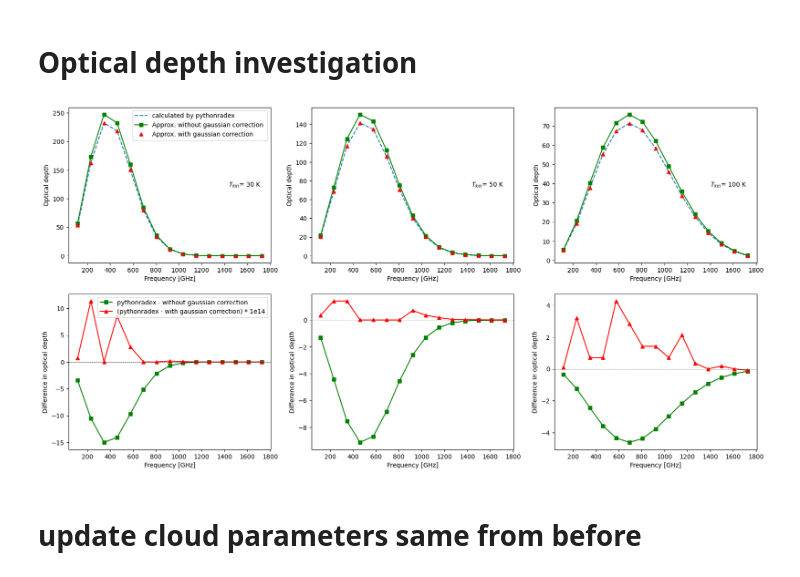
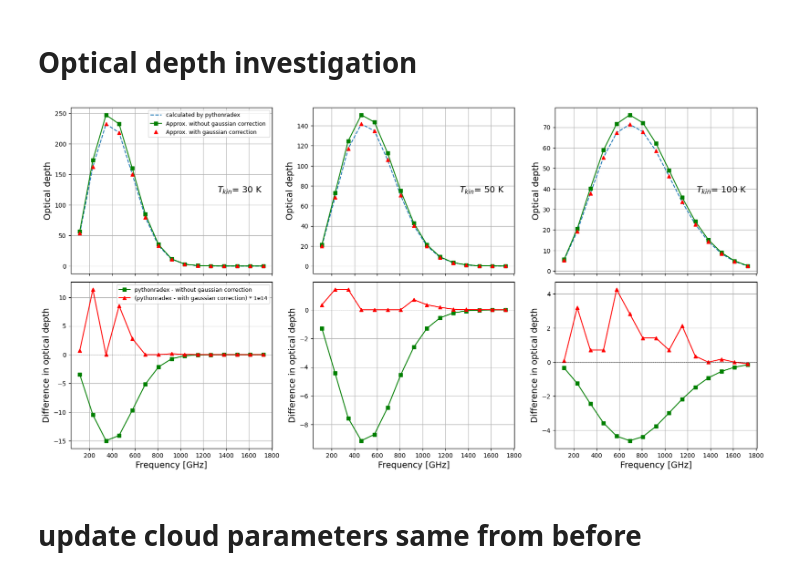
Before and after one commit to aleksej-rodano/phas0052_project, a Jupyter notebook: pythonradex_clean.ipynb, the cells around one changed output. Cells and saved outputs as stored; diff of their text form; code cells hidden in the pictures.

Commit message:
modified plots for report

```diff
--- a/pythonradex_clean.ipynb
+++ b/pythonradex_clean.ipynb
@@ -559,45 +559,48 @@ tau_results = []
 for Tkin in Tkin_values:
     tau_results.append(calculate_optical_depth(Tkin, N_co_cm))
 
-fig, axs = plt.subplots(2, 3, figsize=(20, 10))
-
+fig, axs = plt.subplots(2, 3, figsize=(20, 10), gridspec_kw={"hspace": 0.05})  # Adjust hspace to 0 to make rows touch each other
+plt.tight_layout(pad=3.0)
 
 for i, (Tkin, (tauCo, tau_radex, tau_radex_without_correction)) in enumerate(zip(Tkin_values, tau_results)):
     axs[0, i].plot(nu0_arrayCo / constants.giga, tauCo, "--", label="calculated by pythonradex ")
     axs[0, i].plot(nu0_arrayCo / constants.giga, tau_radex_without_correction, "s-", label="Approx. without gaussian correction ", color="green")
     axs[0, i].plot(nu0_arrayCo / constants.giga, tau_radex, "^", label="Approx. with gaussian correction", color="red")
-    axs[0, i].set_xlabel("Frequency [GHz]")
-    axs[0, i].set_ylabel("Optical depth")
+    axs[0, i].set_ylabel("Optical depth", fontsize=14)
+    axs[0, i].set_xlabel("")
+    axs[0, i].tick_params(labelbottom=False)  # Remove x-axis labels
+    axs[0, i].grid(True)
     if i == 0:
-        axs[0, i].legend()
+        axs[0, i].legend(fontsize=9)
     axs[0, i].text(
         0.95,
         0.5,
         f"$T_{{kin}}$= {Tkin} K",
         transform=axs[0, i].transAxes,
-        fontsize=10,
+        fontsize=14,
         verticalalignment="center",
         horizontalalignment="right",
     )
 
 # plot the difference between the two methods
 for i, (Tkin, (tauCo, tau_radex, tau_radex_without_correction)) in enumerate(zip(Tkin_values, tau_results)):
     axs[1, i].plot(
         nu0_arrayCo / constants.giga, (tauCo - tau_radex_without_correction), "s-", color="g", label="pythonradex - without gaussian correction"
     )
     axs[1, i].plot(
         nu0_arrayCo / constants.giga, (tauCo - tau_radex) * 1e14, "^-", label="(pythonradex - with gaussian correction) * 1e14", color="red"
     )
     axs[1, i].axhline(0, color="black", linestyle="--", linewidth=0.5)  # horizontal line at y=0
-    axs[1, i].set_xlabel("Frequency [GHz]")
-    axs[1, i].set_ylabel("Difference in optical depth")
+    axs[1, i].set_xlabel("Frequency [GHz]", fontsize=14)
+    axs[1, i].set_ylabel("Difference in optical depth", fontsize=14)
+    axs[1, i].grid(True)
     if i == 0:
-        axs[1, i].legend()
+        axs[1, i].legend(fontsize=9)
 
-plt.savefig("optical_depth_plot_Tkin1_Tkin2_Tkin3.png")
+plt.savefig("optical_depth_multipleTkin.png")
 plt.show()
 # %% [output]
-[figure, old version]
+[figure, new version]
 # %%
 # sys.exit("Stopping execution here")
 # %% [markdown]
```
Also changed, not shown: parts of 8 cells of this notebook, 7 other files.
